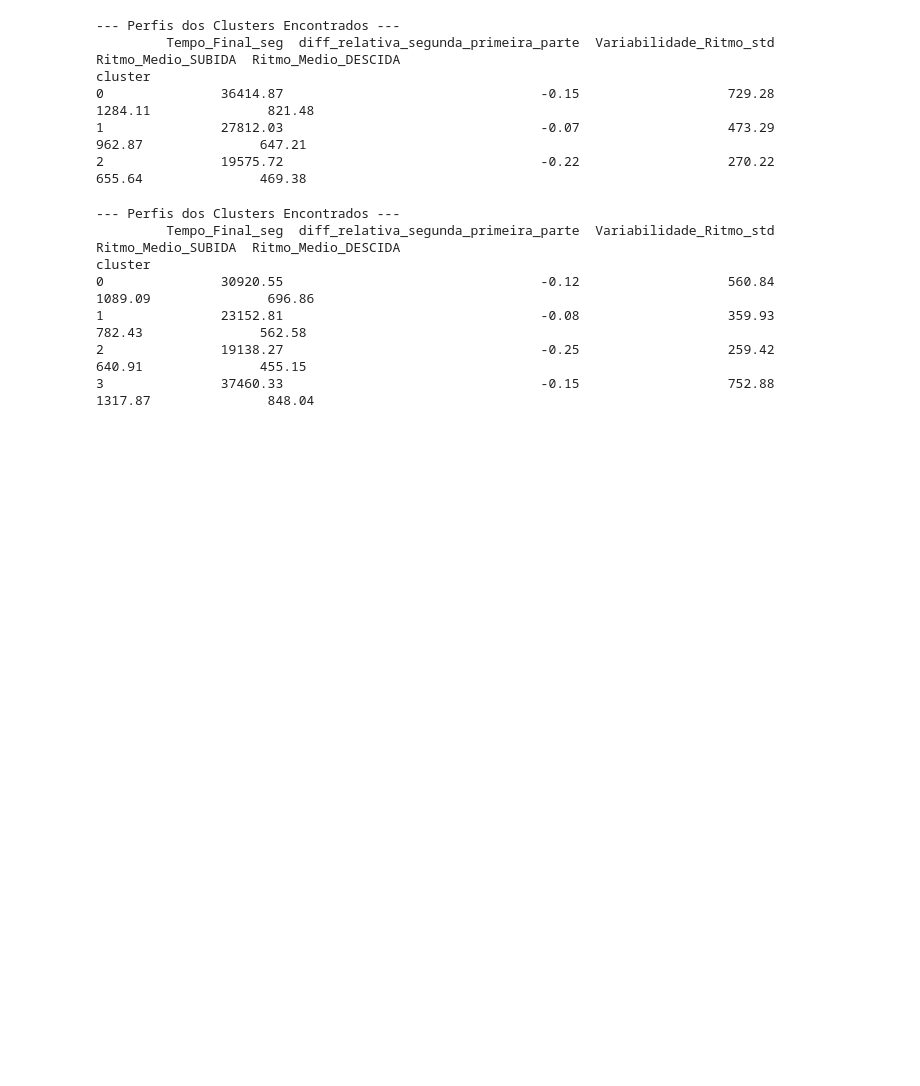
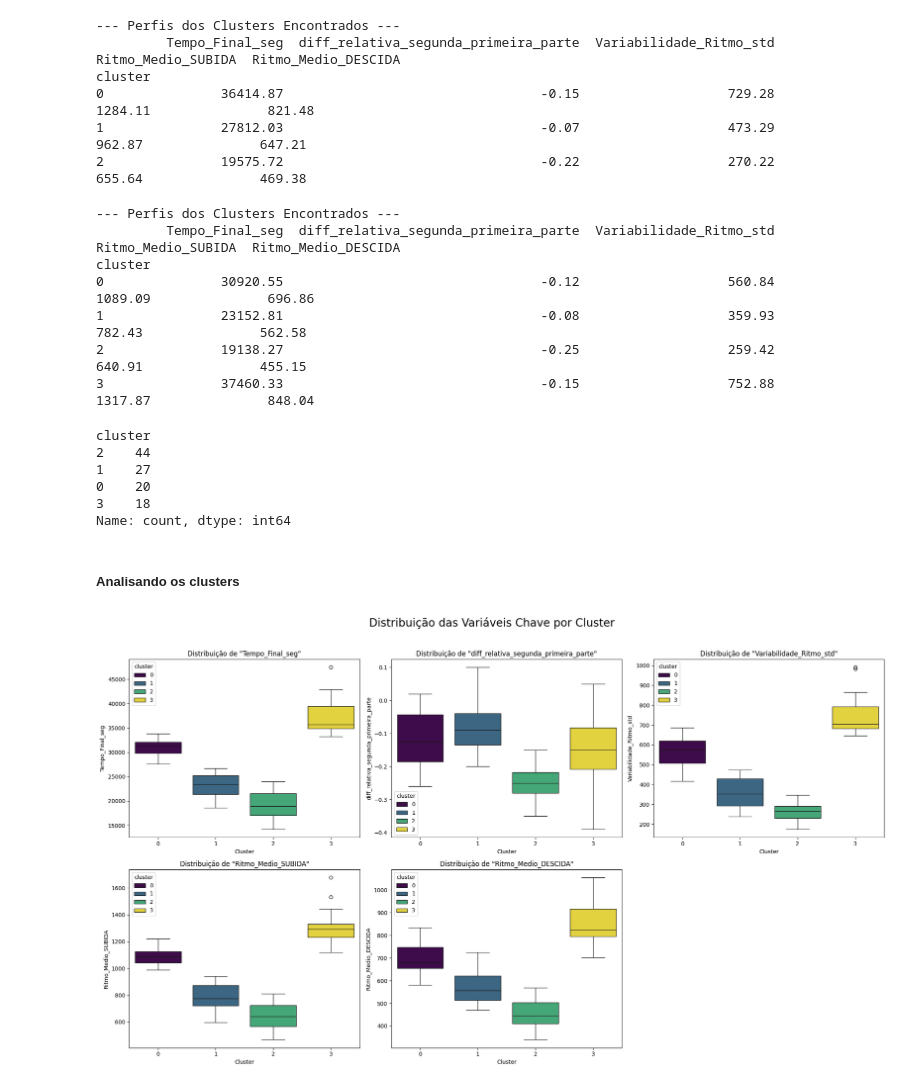
Before and after one commit to joaomts/-strava_analytics, a Jupyter notebook: analises_provas.ipynb, the cells around one changed output. Drawn from its saved outputs; the diff is of its cells as text; code cells hidden in the pictures; blank space fills up the shorter version.

Commit message:
Analisando clusters

```diff
--- a/analises_provas.ipynb
+++ b/analises_provas.ipynb
@@ -1798,3 +2066,61 @@ cluster
 1               23152.81                                 -0.08                   359.93              782.43               562.58
 2               19138.27                                 -0.25                   259.42              640.91               455.15
 3               37460.33                                 -0.15                   752.88             1317.87               848.04
+# %%
+df_cluster["cluster"].value_counts()
+# %% [output]
+cluster
+2    44
+1    27
+0    20
+3    18
+Name: count, dtype: int64
+# %% [markdown]
+##### Analisando os clusters
+# %%
+features_usadas = [
+    "Tempo_Final_seg",
+    "diff_relativa_segunda_primeira_parte",
+    "Variabilidade_Ritmo_std",
+    "Ritmo_Medio_SUBIDA",
+    "Ritmo_Medio_DESCIDA",
+]
+
+fig, axes = plt.subplots(nrows=2, ncols=3, figsize=(20, 12))
+
+# Título principal para todos os gráficos
+fig.suptitle("Distribuição das Variáveis Chave por Cluster", fontsize=20)
+
+
+# 3. "Achate" o array de eixos para facilitar o loop
+# O 'axes' é uma matriz 2x3. axes.flatten() o transforma em uma lista simples [ax1, ax2, ..., ax6]
+axes = axes.flatten()
+
+
+# 4. Faça o loop, associando cada feature a um eixo
+for i, feature in enumerate(features_usadas):
+    # O parâmetro 'ax=axes[i]' diz ao seaborn para desenhar no subplot correto
+    sns.boxplot(
+        data=df_cluster,
+        x="cluster",
+        y=feature,
+        hue="cluster",
+        palette="viridis",
+        ax=axes[i],
+    )
+
+    # Use ax.set_title() em vez de plt.title()
+    axes[i].set_title(f'Distribuição de "{feature}"')
+    axes[i].set_xlabel("Cluster")
+    axes[i].set_ylabel(feature)
+
+
+# 5. Como temos uma grade 2x3 (6 posições) e apenas 5 gráficos, vamos esconder o último eixo vazio
+fig.delaxes(axes[5])
+
+
+# 6. Ajuste o layout para evitar sobreposição de títulos e exiba o gráfico
+plt.tight_layout(rect=[0, 0.03, 1, 0.96])  # rect ajusta para o suptitle caber
+plt.show()
+# %% [output]
+[figure, added]
```
Also changed, not shown: parts of 55 cells of this notebook, 2 other files.
